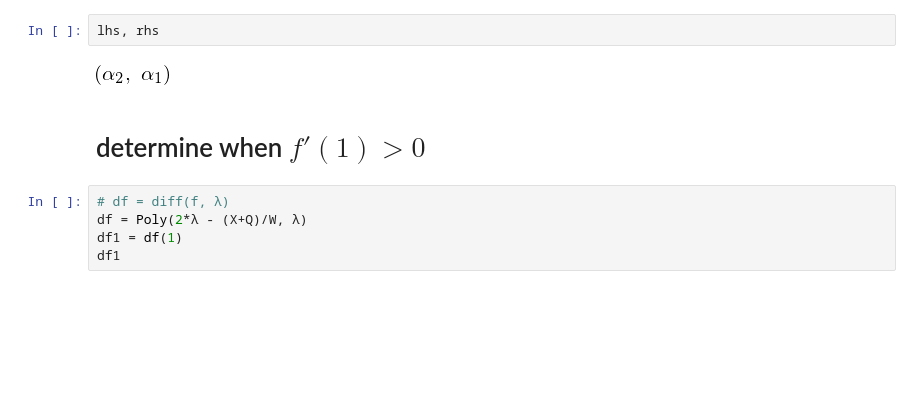
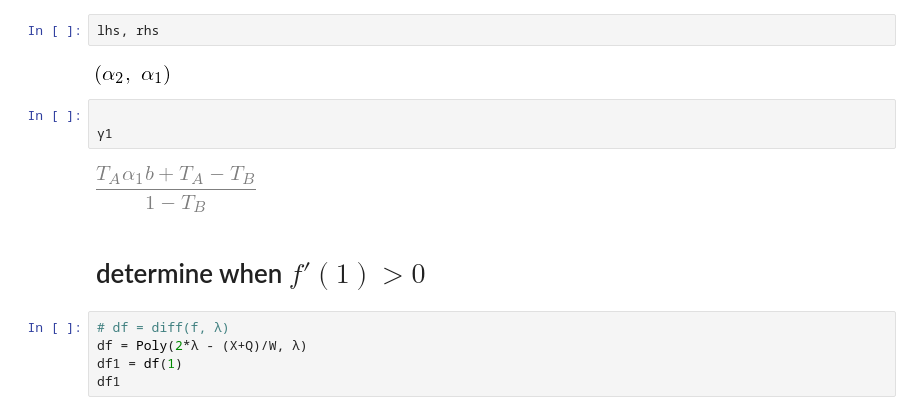
Before and after one commit to yoavram-lab/CulturalCooperation, a Jupyter notebook: ms/external-stability.ipynb, the cells around one changed output. Drawn from its saved outputs; the diff is of its cells as text; blank space fills up the shorter version.

```diff
--- a/ms/external-stability.ipynb
+++ b/ms/external-stability.ipynb
@@ -79,6 +71,11 @@ lhs = simplify(lhs / (TA*b + TA - TB - c*(1-TB)))
 lhs, rhs
 # %% [output]
 [figure]
+# %%
+
+γ1
+# %% [output]
+[figure, added]
 # %% [markdown]
 # determine when $f'(1) > 0$
 # %%
```
Also changed, not shown: parts of 10 cells of this notebook, 2 other files.
